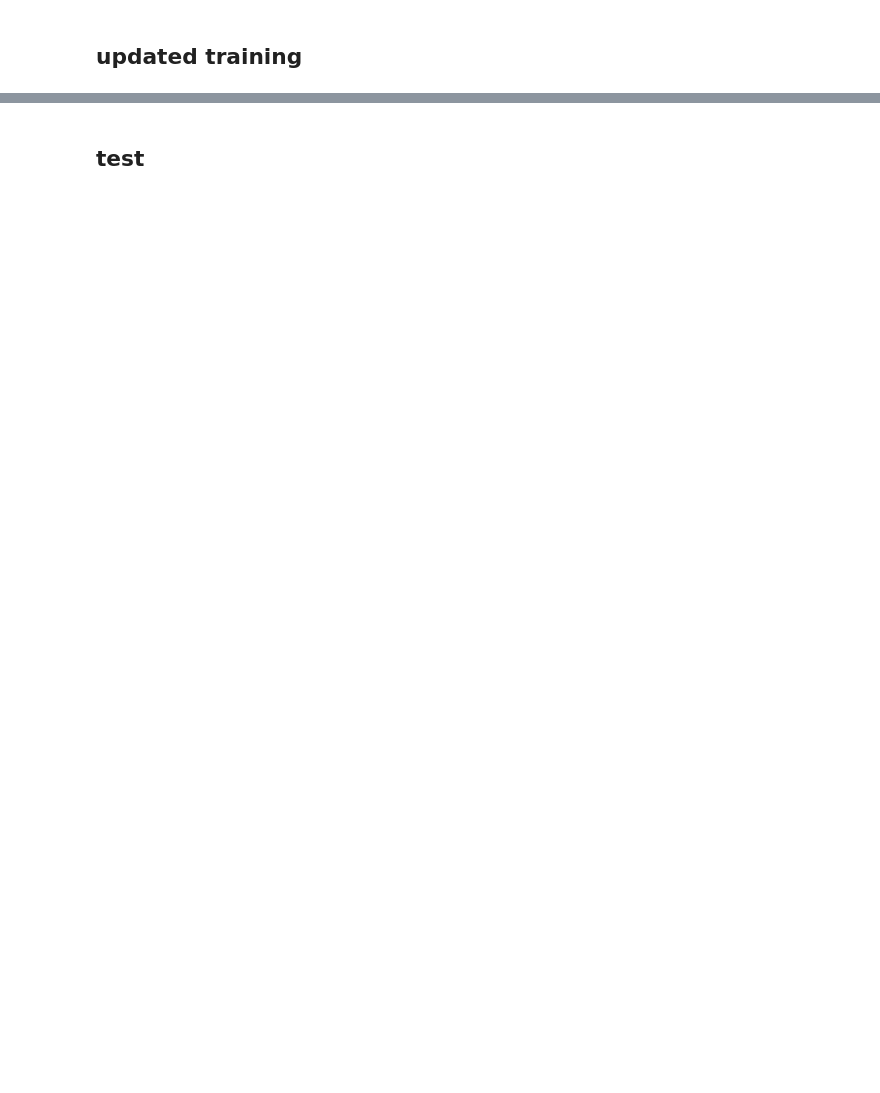
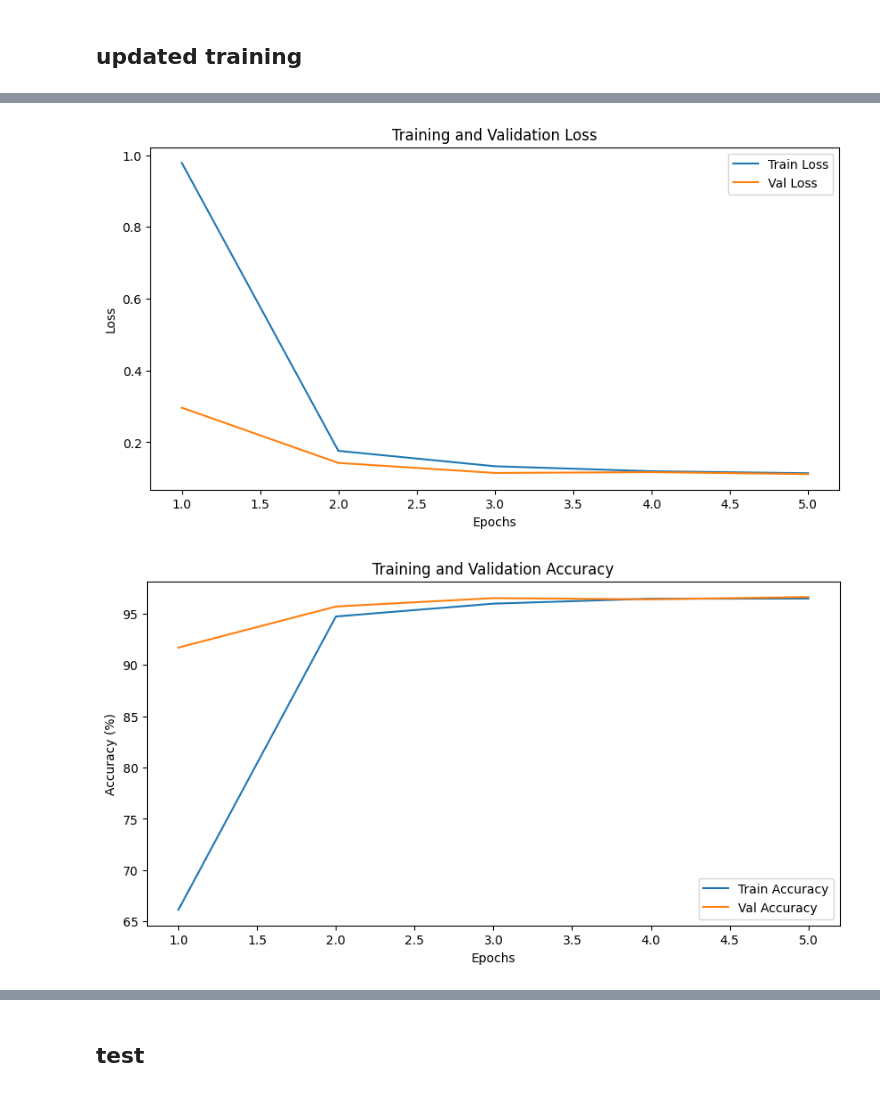
Before and after one commit to theoVasilas/NN_training, a Jupyter notebook: MINIST_CNN.ipynb, the cells around one changed output, grey strips where cells are left out. Cells and saved outputs as stored; diff of their text form; code cells hidden in the pictures; blank space fills up the shorter version.

```diff
--- a/MINIST_CNN.ipynb
+++ b/MINIST_CNN.ipynb
@@ -182,9 +182,9 @@ cnn = CNN()
 # %% [markdown]
 ## My_CNN
 # %%
-class Net(nn.Module):
+class My_Net(nn.Module):
     def __init__(self, num_classes):
-        super(Net, self).__init__()
+        super(My_Net, self).__init__()
 
         self.conv1 = nn.Sequential(
             nn.Conv2d(
@@ -251,7 +251,7 @@ class Net(nn.Module):
         output = torch.log_softmax(x, dim=1)
         return output
 
-Cnet = Net(num_classes=10).to(device)
+model = My_Net(num_classes=10).to(device)
 
-print(Cnet)
+print(model)
 # %% [output]
@@ -290,11 +312,3 @@ dot
-# %%
-from torch import optim
-
-learning_rate = 0.001
-
-optimizer = optim.Adam(cnn.parameters(), lr = learning_rate)
-
-loss_func = nn.CrossEntropyLoss()
 # %% [markdown]
 ## updated training
 # %%
@@ -410,0 +403,14 @@ Epoch [100/100], Train Loss: 2.3084, Train Accuracy: 9.86%, Val Loss: 2.3072, Va
+# %%
+from torch import optim
+
+learning_rate = 0.01
+
+momentum = 0.9
+
+optimizer = optim.Adam(model.parameters(), lr = learning_rate)
+#optimizer =torch.optim.SGD(model.parameters(), lr=lr, momentum=momentum)
+
+loss_func = nn.CrossEntropyLoss()
+
+train(model, num_epochs = 5, optimizer = optimizer)
+# %% [output]
@@ -411,3 +422,5 @@ Epoch [100/100], Train Loss: 2.3084, Train Accuracy: 9.86%, Val Loss: 2.3072, Va
+[figure, added]
+[figure, added]
 # %%
 from google.colab import drive
 drive.mount('/content/drive')
```
Also changed, not shown: parts of 14 cells of this notebook.
